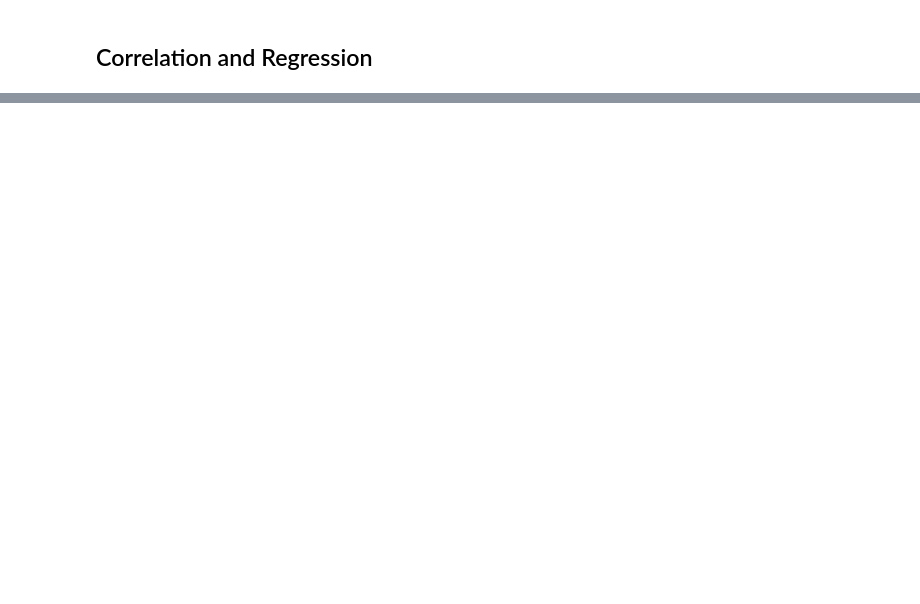
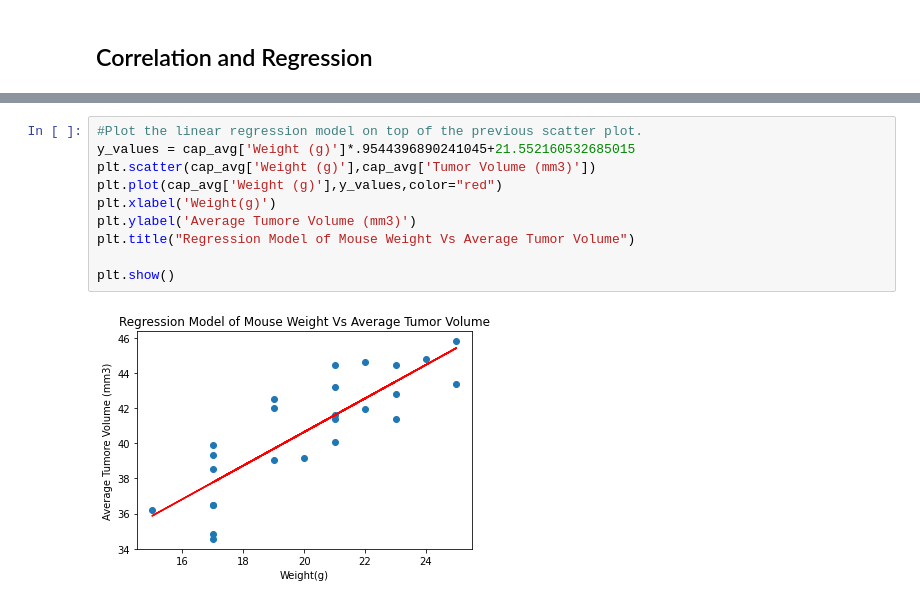
Before and after one commit to catu099/matplotlib-challege, a Jupyter notebook: pymaceuticals.ipynb, the cells around one changed output, grey strips where cells are left out. Drawn from its saved outputs; the diff is of its cells as text; blank space fills up the shorter version.

```diff
--- a/pymaceuticals.ipynb
+++ b/pymaceuticals.ipynb
@@ -171,0 +309,12 @@ tumor volume is y
+# %%
+#Plot the linear regression model on top of the previous scatter plot.
+y_values = cap_avg['Weight (g)']*.9544396890241045+21.552160532685015
+plt.scatter(cap_avg['Weight (g)'],cap_avg['Tumor Volume (mm3)'])
+plt.plot(cap_avg['Weight (g)'],y_values,color="red")
+plt.xlabel('Weight(g)')
+plt.ylabel('Average Tumore Volume (mm3)')
+plt.title("Regression Model of Mouse Weight Vs Average Tumor Volume")
+
+plt.show()
+# %% [output]
+[figure, added]
```
Also changed, not shown: parts of 15 cells of this notebook.
